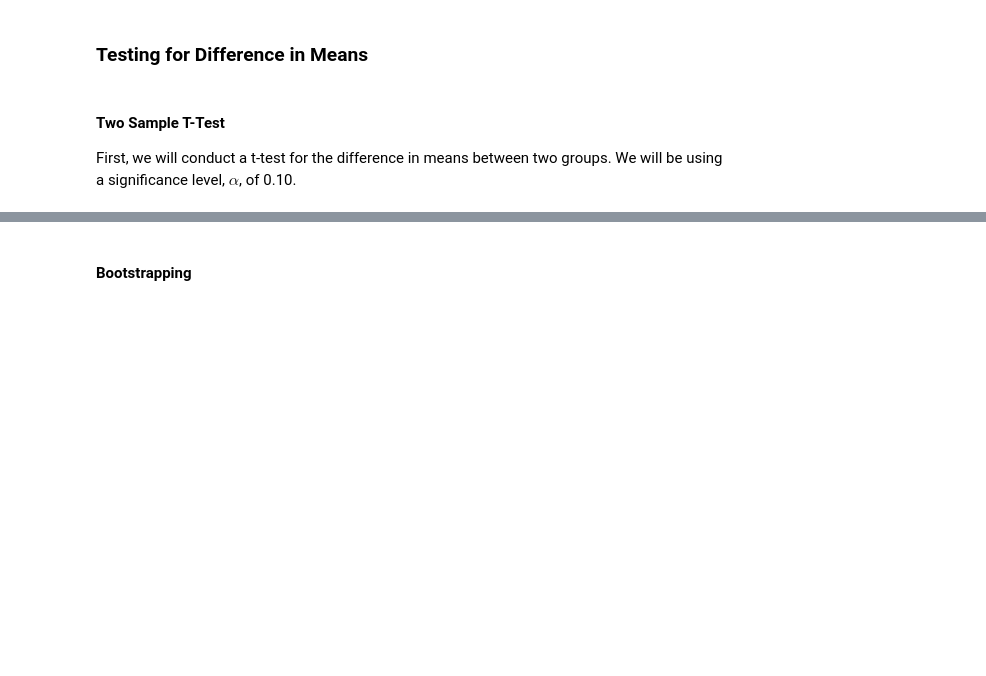
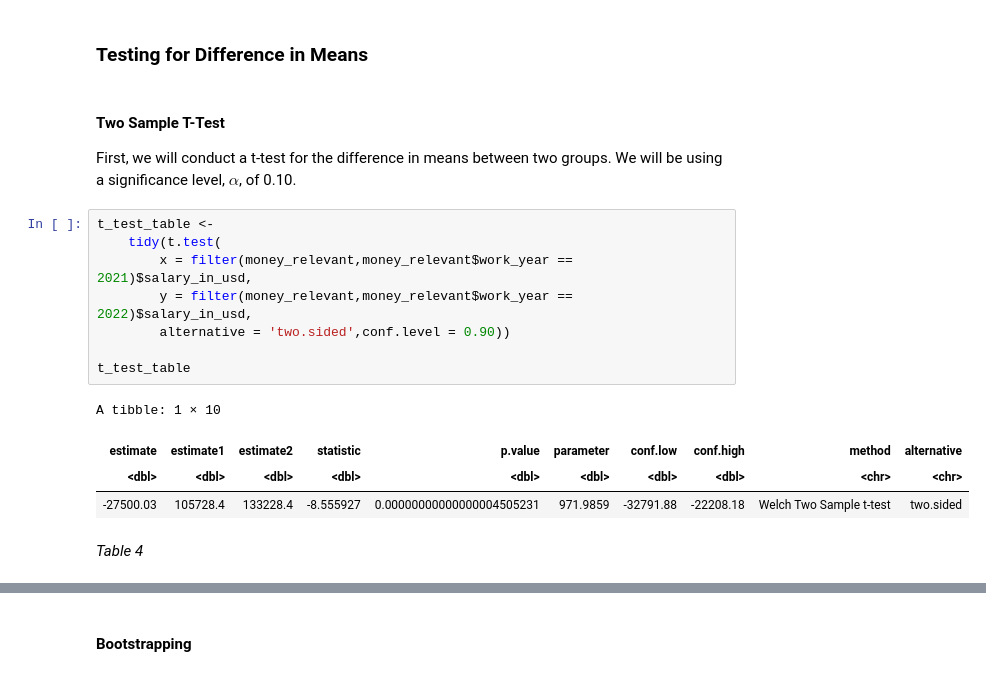
Before and after one commit to joelbonnie/CyberSecSalaryInference, a Jupyter notebook: finalReport.ipynb, the cells around one changed output, grey strips where cells are left out. Drawn from its saved outputs; the diff is of its cells as text; blank space fills up the shorter version.

Commit message:
Finished T-Test for hypothesis testing

```diff
--- a/finalReport.ipynb
+++ b/finalReport.ipynb
@@ -185,3 +186,18 @@ The dataset differentiates between different job titles (ie. Cyber Program Manag
 # %% [markdown]
 #### Two Sample T-Test
 First, we will conduct a t-test for the difference in means between two groups. We will be using a significance level, $\alpha$, of 0.10.
+# %%
+t_test_table <-
+    tidy(t.test(
+        x = filter(money_relevant,money_relevant$work_year == 2021)$salary_in_usd,
+        y = filter(money_relevant,money_relevant$work_year == 2022)$salary_in_usd,
+        alternative = 'two.sided',conf.level = 0.90))
+
+t_test_table
+# %% [output]
+A tibble: 1 × 10
+| estimate | estimate1 | estimate2 | statistic | p.value | parameter | conf.low | conf.high | method | alternative |
+| <dbl> | <dbl> | <dbl> | <dbl> | <dbl> | <dbl> | <dbl> | <dbl> | <chr> | <chr> |
+| -27500.03 | 105728.4 | 133228.4 | -8.555927 | 0.00000000000000004505231 | 971.9859 | -32791.88 | -22208.18 | Welch Two Sample t-test | two.sided |
+# %% [markdown]
+*Table 4*
```
Also changed, not shown: parts of 5 cells of this notebook.
